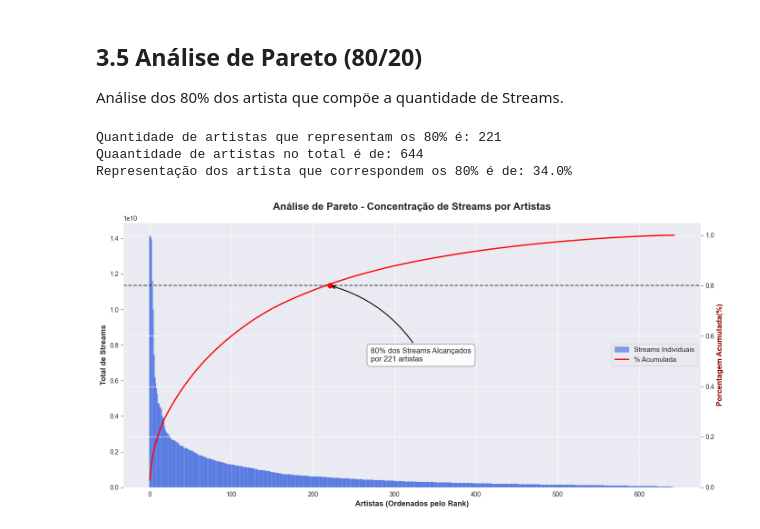
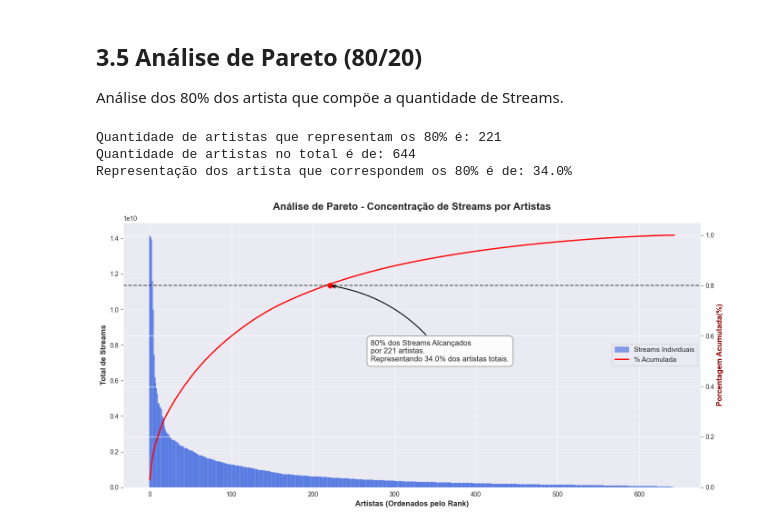
Before and after one commit to Felipeglnd/eda_spotify, a Jupyter notebook: spotify-hit-analysis/notebooks/eda_spotify.ipynb, the cells around one changed output. Drawn from its saved outputs; the diff is of its cells as text; code cells hidden in the pictures.

```diff
--- a/spotify-hit-analysis/notebooks/eda_spotify.ipynb
+++ b/spotify-hit-analysis/notebooks/eda_spotify.ipynb
@@ -1213,13 +1213,14 @@ pareto_80 = df_artistas[df_artistas['perc_acumulado'] <= 0.805]
 rank_80 = len(pareto_80) # O índice representa o Rank
 
 qtd_artistas = df['artist(s)'].nunique()
+percent_artistas = round(rank_80 / qtd_artistas, 2) * 100
 
 print(f'Quantidade de artistas que representam os 80% é: {rank_80}')
 print(f'Quantidade de artistas no total é de: {qtd_artistas}')
-print(f'Representação dos artista que correspondem os 80% é de: {round(rank_80 / qtd_artistas, 2) * 100}%')
+print(f'Representação dos artista que correspondem os 80% é de: {percent_artistas}%')
 # %% [output]
 Quantidade de artistas que representam os 80% é: 221
-Quaantidade de artistas no total é de: 644
+Quantidade de artistas no total é de: 644
 Representação dos artista que correspondem os 80% é de: 34.0%
 # %%
 # GRÁFICO DE PARETO
@@ -1232,36 +1233,36 @@ ax1.set_xlabel('Artistas (Ordenados pelo Rank)', fontsize=12, fontweight='bold')
 ax1.set_ylabel('Total de Streams', fontsize=12, fontweight='bold')
 
 
 # Eixo 2: Linha de porcentagem acumulada
 ax2 = ax1.twinx()
 ax2.plot(df_artistas.index, df_artistas['perc_acumulado'], color='red', linewidth=2, label='% Acumulada')
 ax2.set_ylabel('Porcentagem Acumulada(%)', fontsize=12, fontweight='bold', color='darkred')
 ax2.set_ylim(0, 1.05) # Garante que vai até o fim
 
 # Linha horizontal nos 80%
 ax2.axhline(0.8, color='black', linestyle='--', linewidth=1.5, alpha=0.7)
 
 # Anotação do indicador com seta
-ax2.annotate(f'80% dos Streams Alcançados\npor {rank_80} artistas',
-             xy=(rank_80, 0.8),
+ax2.annotate(f'80% dos Streams Alcançados\npor {rank_80} artistas.\nRepresentando {percent_artistas}% dos artistas totais.',
+             xy=(rank_80, 0.8), # coordenadas da seta
              xytext=(rank_80 + 50, 0.5), # localização do texto
              fontsize=12,
-             bbox= dict(boxstyle='round,pad=0.5', fc='white', ec='gray', alpha=0.9),
-             arrowprops=dict(arrowstyle='->', connectionstyle='arc3, rad=.2', color='black', lw=1.5)
+             bbox= dict(boxstyle='round,pad=0.5', fc='white', ec='gray', alpha=0.9),    # caixa de texto
+             arrowprops=dict(arrowstyle='->', connectionstyle='arc3, rad=.2', color='black', lw=1.5) # estilo da seta
              )
 
 # Marcar ponto de interação
 ax2.plot(rank_80, 0.8, marker='o', color='red', markersize=8)
 
 plt.title('Análise de Pareto - Concentração de Streams por Artistas', fontsize=16, fontweight='bold', pad=20)
-ax1.grid(True, axis='y', alpha=0.3)
+ax1.grid(True, axis='y', alpha=0.5)
 
 # Unificar legenda dos dois eixos
 lines,labels = ax1.get_legend_handles_labels()
 lines2, labels2 = ax2.get_legend_handles_labels()
 ax1.legend(lines + lines2, labels + labels2, loc='center right', fontsize=11)
 
 plt.tight_layout()
 plt.show()
 # %% [output]
-[figure, old version]
+[figure, new version]
```
Also changed, not shown: parts of 2 cells of this notebook.
